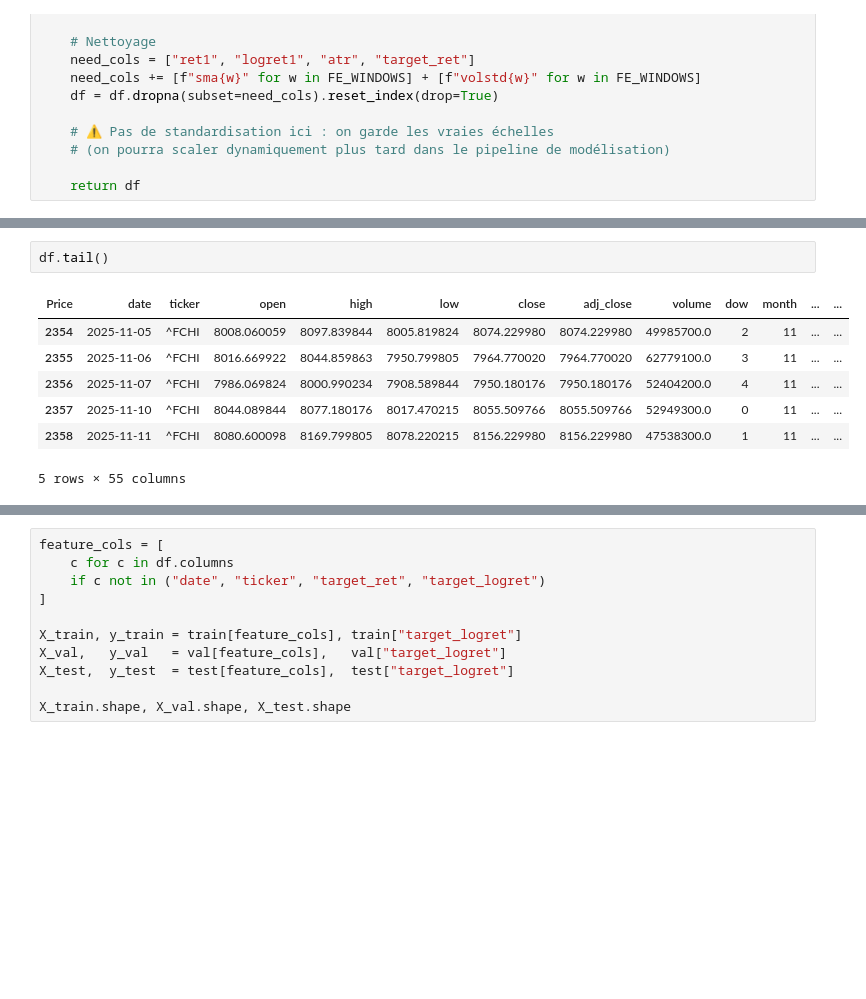
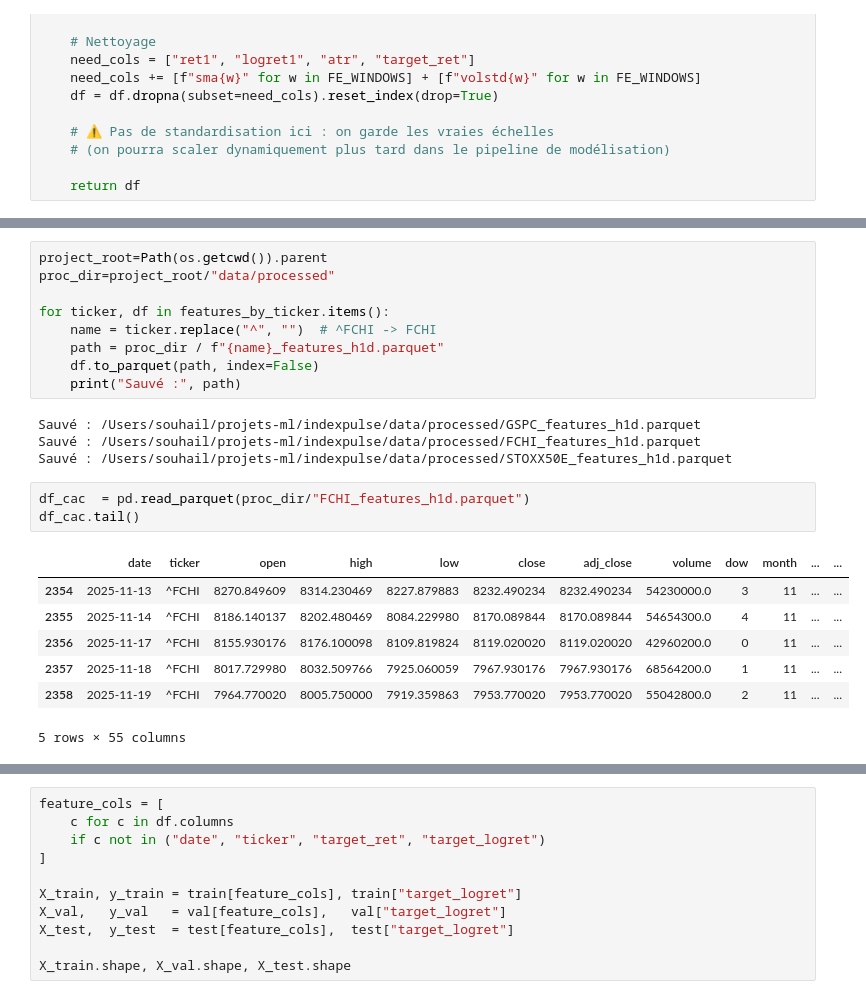
Before and after one commit to SouhaiLOps/INDEXPulse-, a Jupyter notebook: notebooks/preprocessing.ipynb, the cells around one changed output, grey strips where cells are left out. Saved outputs shown, nothing was run; the diff lists cells and outputs as text; blank space fills up the shorter version.

```diff
--- a/notebooks/preprocessing.ipynb
+++ b/notebooks/preprocessing.ipynb
@@ -219,10 +271,24 @@ features_by_ticker["^GSPC"].head()
+# %%
+project_root=Path(os.getcwd()).parent
+proc_dir=project_root/"data/processed"
+
+for ticker, df in features_by_ticker.items():
+    name = ticker.replace("^", "")  # ^FCHI -> FCHI
+    path = proc_dir / f"{name}_features_h1d.parquet"
+    df.to_parquet(path, index=False)
+    print("Sauvé :", path)
+# %% [output]
+Sauvé : /Users/souhail/projets-ml/indexpulse/data/processed/GSPC_features_h1d.parquet
+Sauvé : /Users/souhail/projets-ml/indexpulse/data/processed/FCHI_features_h1d.parquet
+Sauvé : /Users/souhail/projets-ml/indexpulse/data/processed/STOXX50E_features_h1d.parquet
 # %%
-df.tail()
+df_cac  = pd.read_parquet(proc_dir/"FCHI_features_h1d.parquet")
+df_cac.tail()
 # %% [output]
-| Price | date | ticker | open | high | low | close | adj_close | volume | dow | month | ... | ... |
-| 2354 | 2025-11-05 | ^FCHI | 8008.060059 | 8097.839844 | 8005.819824 | 8074.229980 | 8074.229980 | 49985700.0 | 2 | 11 | ... | ... |
-| 2355 | 2025-11-06 | ^FCHI | 8016.669922 | 8044.859863 | 7950.799805 | 7964.770020 | 7964.770020 | 62779100.0 | 3 | 11 | ... | ... |
-| 2356 | 2025-11-07 | ^FCHI | 7986.069824 | 8000.990234 | 7908.589844 | 7950.180176 | 7950.180176 | 52404200.0 | 4 | 11 | ... | ... |
-| 2357 | 2025-11-10 | ^FCHI | 8044.089844 | 8077.180176 | 8017.470215 | 8055.509766 | 8055.509766 | 52949300.0 | 0 | 11 | ... | ... |
-| 2358 | 2025-11-11 | ^FCHI | 8080.600098 | 8169.799805 | 8078.220215 | 8156.229980 | 8156.229980 | 47538300.0 | 1 | 11 | ... | ... |
+|  | date | ticker | open | high | low | close | adj_close | volume | dow | month | ... | ... |
+| 2354 | 2025-11-13 | ^FCHI | 8270.849609 | 8314.230469 | 8227.879883 | 8232.490234 | 8232.490234 | 54230000.0 | 3 | 11 | ... | ... |
+| 2355 | 2025-11-14 | ^FCHI | 8186.140137 | 8202.480469 | 8084.229980 | 8170.089844 | 8170.089844 | 54654300.0 | 4 | 11 | ... | ... |
+| 2356 | 2025-11-17 | ^FCHI | 8155.930176 | 8176.100098 | 8109.819824 | 8119.020020 | 8119.020020 | 42960200.0 | 0 | 11 | ... | ... |
+| 2357 | 2025-11-18 | ^FCHI | 8017.729980 | 8032.509766 | 7925.060059 | 7967.930176 | 7967.930176 | 68564200.0 | 1 | 11 | ... | ... |
+| 2358 | 2025-11-19 | ^FCHI | 7964.770020 | 8005.750000 | 7919.359863 | 7953.770020 | 7953.770020 | 55042800.0 | 2 | 11 | ... | ... |
 5 rows × 55 columns
```
Also changed, not shown: parts of 28 cells of this notebook, 2 other files.
